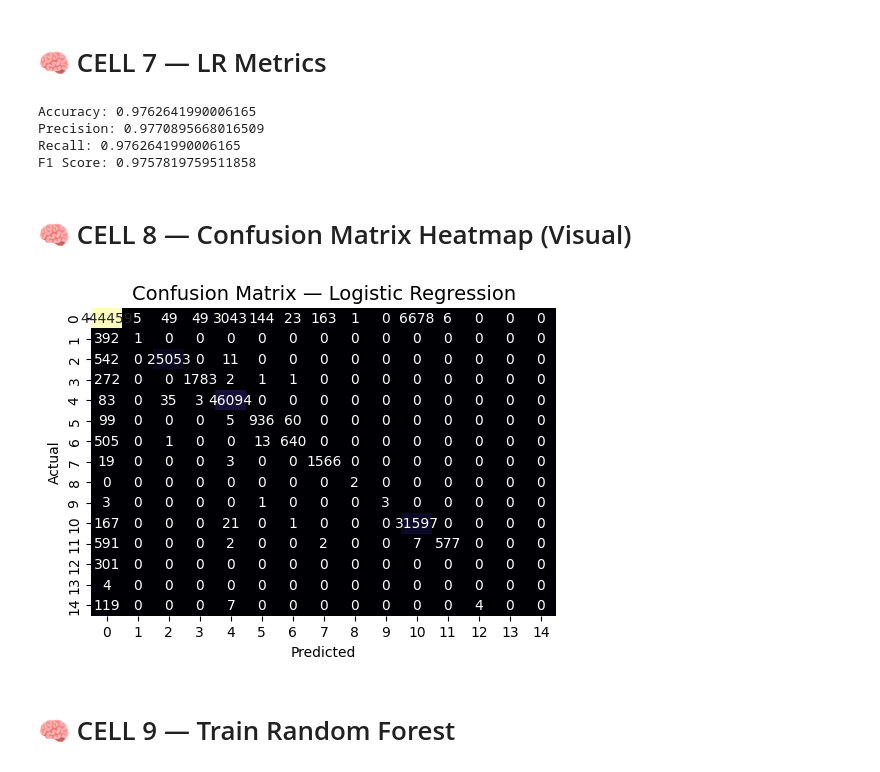
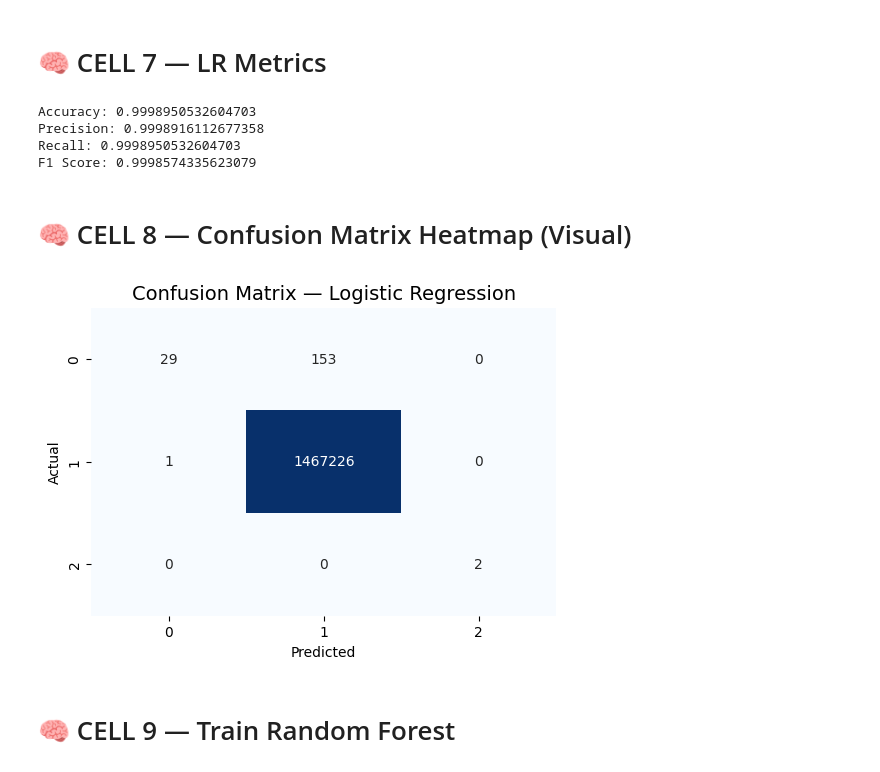
Before and after one commit to royronit14/AEGIS-XAI-NIDS, a Jupyter notebook: aegis/models/baseline.ipynb, the cells around one changed output. Saved outputs shown, nothing was run; the diff lists cells and outputs as text; code cells hidden in the pictures.

```diff
--- a/aegis/models/baseline.ipynb
+++ b/aegis/models/baseline.ipynb
@@ -34,6 +34,6 @@ from scripts.run_preprocess import load_dataset
 # %% [markdown]
 # 🧠 CELL 3 — Choose Dataset
 # %%
-DATASET = "cicids"   # "cicids" or "unsw" or "botiot"
+DATASET = "botiot"   # "cicids" or "unsw" or "botiot"
 print(f"Dataset selected: {DATASET}")
 # %% [output]
@@ -96,23 +111,23 @@ print("Precision:", prec)
 print("Recall:", rec)
 print("F1 Score:", f1)
 # %% [output]
-Accuracy: 0.9762641990006165
-Precision: 0.9770895668016509
-Recall: 0.9762641990006165
-F1 Score: 0.9757819759511858
+Accuracy: 0.9998950532604703
+Precision: 0.9998916112677358
+Recall: 0.9998950532604703
+F1 Score: 0.9998574335623079
 # %% [markdown]
 # 🧠 CELL 8 — Confusion Matrix Heatmap (Visual)
 # %%
 cm = confusion_matrix(y_test, y_pred)
 
 plt.figure(figsize=(6,4))
-sns.heatmap(cm, annot=True, fmt='d', cmap='magma', cbar=False)
+sns.heatmap(cm, annot=True, fmt='d', cmap='Blues', cbar=False)
 plt.title("Confusion Matrix — Logistic Regression", fontsize=14)
 plt.xlabel("Predicted")
 plt.ylabel("Actual")
 plt.show()
 # %% [output]
-[figure, old version]
+[figure, new version]
 # %% [markdown]
 # 🧠 CELL 9 — Train Random Forest
 # %%
```
Also changed, not shown: parts of 6 cells of this notebook, 12 other files.
